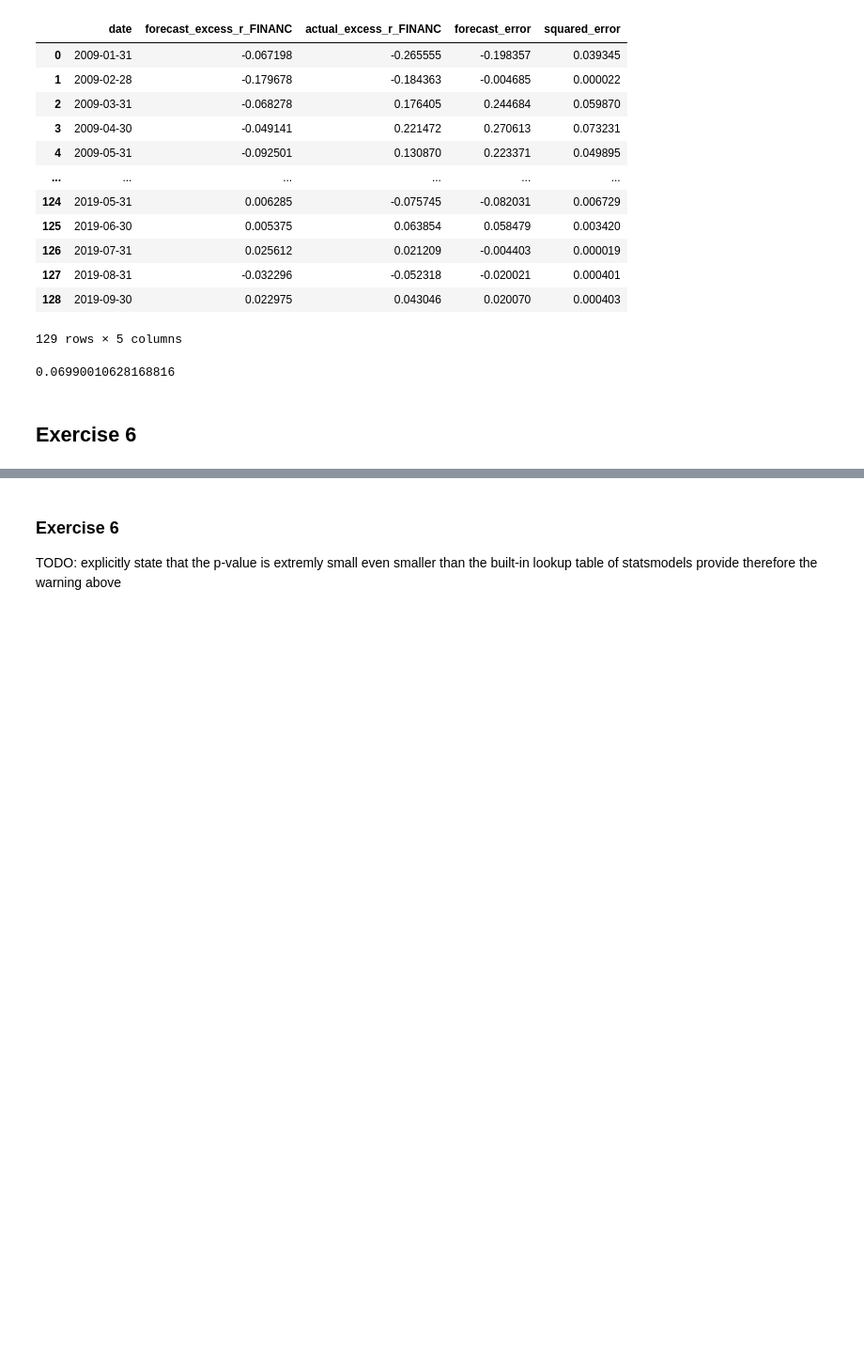
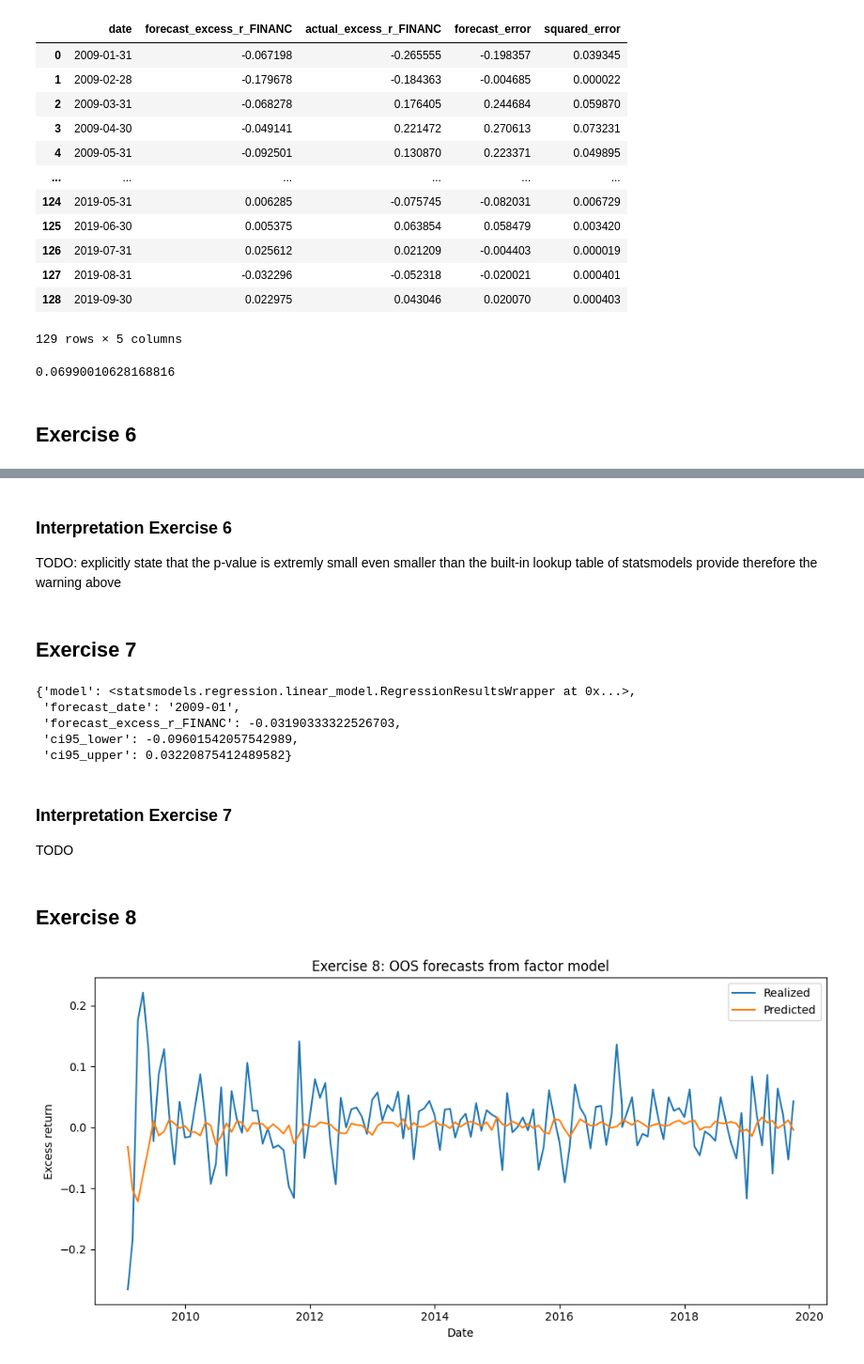
Before and after one commit to cyrilgabriele/FinancialEconometrics, a Jupyter notebook: homeworks/homework03/homework03.ipynb, the cells around one changed output, grey strips where cells are left out. Shown at 94% size. Cells and saved outputs as stored; diff of their text form; code cells hidden in the pictures; blank space fills up the shorter version.

Commit message:
finished homework03 => interpretations missing

```diff
--- a/homeworks/homework03/homework03.ipynb
+++ b/homeworks/homework03/homework03.ipynb
@@ -161,4 +181,6 @@ look-up table. The actual p-value is smaller than the p-value returned.
 # %% [markdown]
-### Exercise 6
+### Interpretation Exercise 6
 
 TODO: explicitly state that the p-value is extremly small even smaller than the built-in lookup table of statsmodels provide therefore the warning above
+# %% [markdown]
+## Exercise 7
@@ -164,0 +189,14 @@ TODO: explicitly state that the p-value is extremly small even smaller than the
+# %%
+ex_7_results = exercise_7_special_factor_model(df_extended)
+ex_7_results
+# %% [output]
+{'model': <statsmodels.regression.linear_model.RegressionResultsWrapper at 0x...>,
+ 'forecast_date': '2009-01',
+ 'forecast_excess_r_FINANC': -0.03190333322526703,
+ 'ci95_lower': -0.09601542057542989,
+ 'ci95_upper': 0.03220875412489582}
+# %% [markdown]
+### Interpretation Exercise 7
+TODO
+# %% [markdown]
+## Exercise 8
@@ -164,0 +205,4 @@ TODO: explicitly state that the p-value is extremly small even smaller than the
+# %%
+forecast_factor_model_df, rmse_factor_model = exercise_8_oos_factor_model(df_extended)
+# %% [output]
+[figure, added]
```
Also changed, not shown: parts of 14 cells of this notebook, 1 other file.
